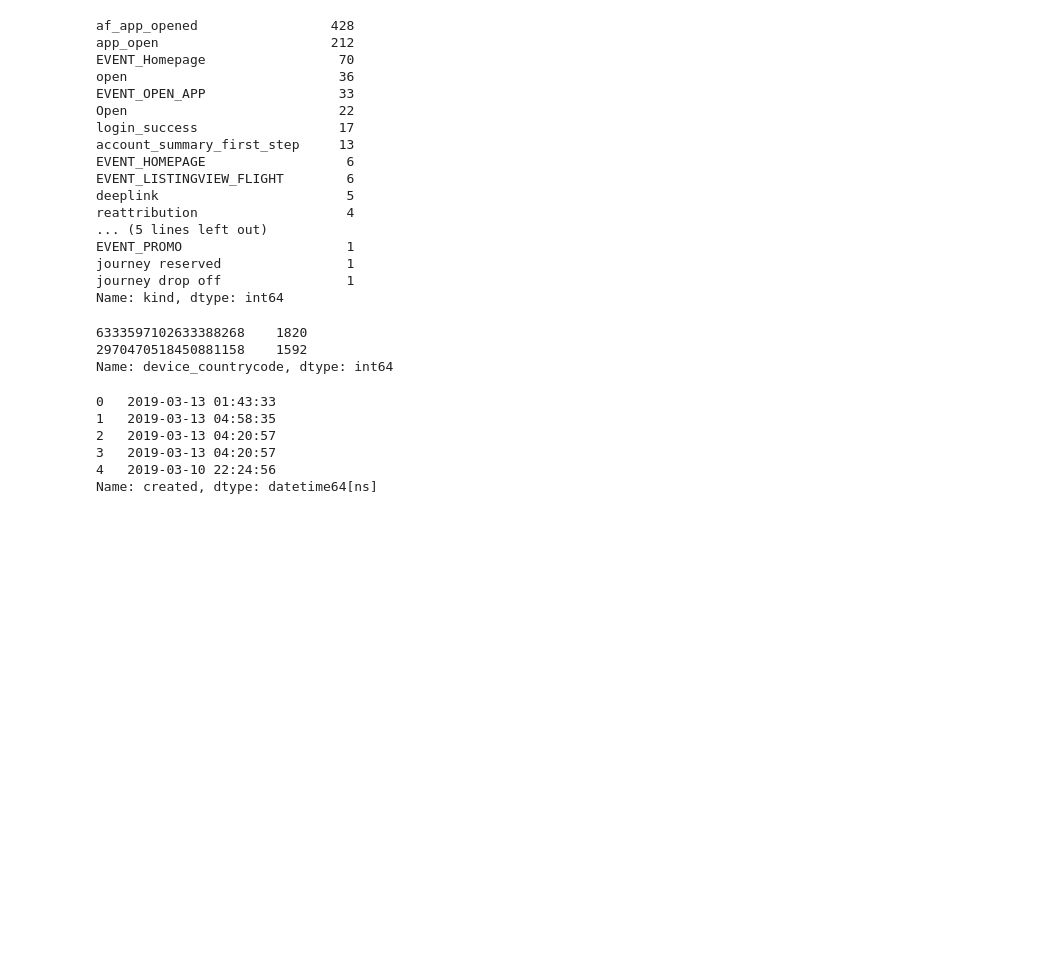
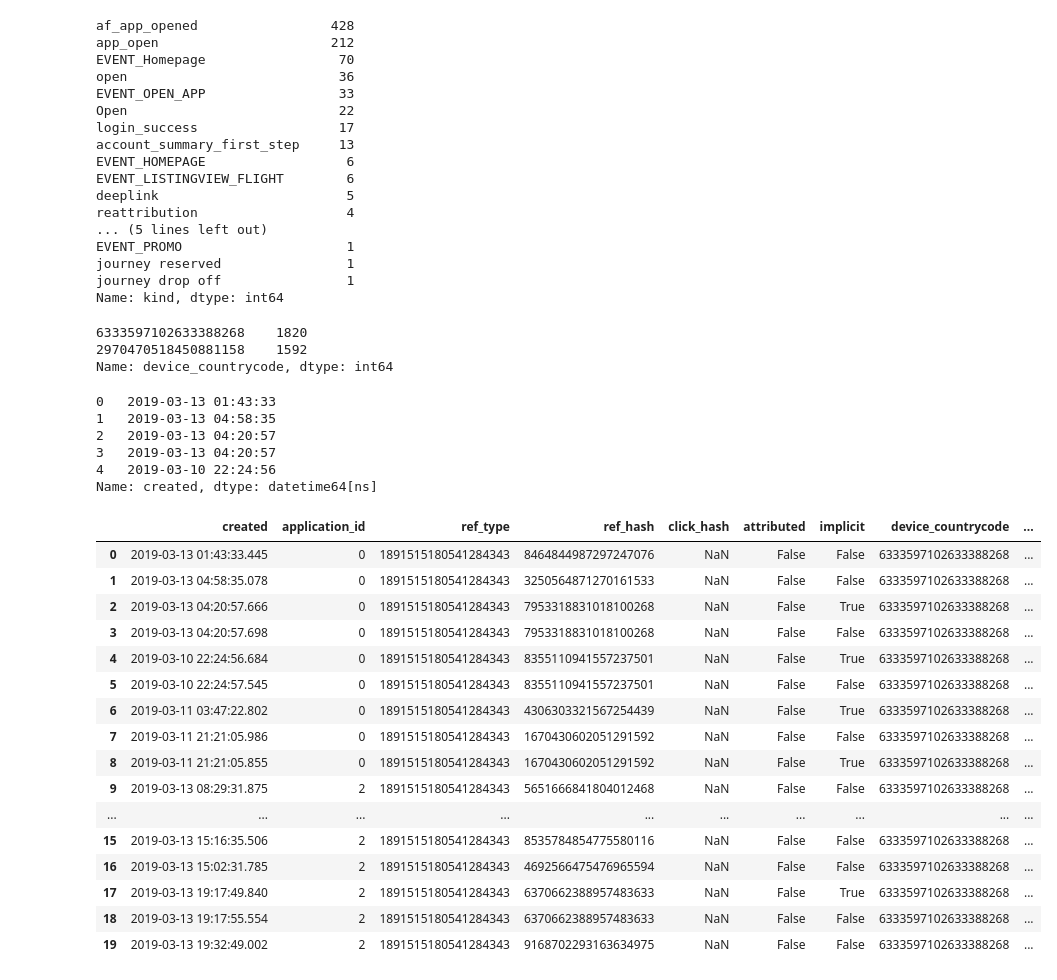
Before and after one commit to Elianagam/orgaDatosTp1, a Jupyter notebook: prueba_auctions.ipynb, the cells around one changed output. Cells and saved outputs as stored; diff of their text form; code cells hidden in the pictures; blank space fills up the shorter version.

```diff
--- a/prueba_auctions.ipynb
+++ b/prueba_auctions.ipynb
@@ -2,7 +2,7 @@
 import pandas as pd
 import numpy as np
 # %%
-auctions = pd.read_csv('train_auctions.csv.gzip')
+auctions = pd.read_csv('data/train_auctions.csv.gzip')
 # %%
 auctions.head().T
 # %% [output]
@@ -293,3 +293,23 @@ pd.to_datetime(auctions['created'].str[:19], format='%Y-%m-%d %H:%M:%S').head()
 3   2019-03-13 04:20:57
 4   2019-03-10 22:24:56
 Name: created, dtype: datetime64[ns]
+# %%
+auctions.head(20)
+# %% [output]
+|  | created | application_id | ref_type | ref_hash | click_hash | attributed | implicit | device_countrycode | ... |
+| 0 | 2019-03-13 01:43:33.445 | 0 | 1891515180541284343 | 8464844987297247076 | NaN | False | False | 6333597102633388268 | ... |
+| 1 | 2019-03-13 04:58:35.078 | 0 | 1891515180541284343 | 3250564871270161533 | NaN | False | False | 6333597102633388268 | ... |
+| 2 | 2019-03-13 04:20:57.666 | 0 | 1891515180541284343 | 7953318831018100268 | NaN | False | True | 6333597102633388268 | ... |
+| 3 | 2019-03-13 04:20:57.698 | 0 | 1891515180541284343 | 7953318831018100268 | NaN | False | False | 6333597102633388268 | ... |
+| 4 | 2019-03-10 22:24:56.684 | 0 | 1891515180541284343 | 8355110941557237501 | NaN | False | True | 6333597102633388268 | ... |
+| 5 | 2019-03-10 22:24:57.545 | 0 | 1891515180541284343 | 8355110941557237501 | NaN | False | False | 6333597102633388268 | ... |
+| 6 | 2019-03-11 03:47:22.802 | 0 | 1891515180541284343 | 4306303321567254439 | NaN | False | True | 6333597102633388268 | ... |
+| 7 | 2019-03-11 21:21:05.986 | 0 | 1891515180541284343 | 1670430602051291592 | NaN | False | False | 6333597102633388268 | ... |
+| 8 | 2019-03-11 21:21:05.855 | 0 | 1891515180541284343 | 1670430602051291592 | NaN | False | True | 6333597102633388268 | ... |
+| 9 | 2019-03-13 08:29:31.875 | 2 | 1891515180541284343 | 5651666841804012468 | NaN | False | False | 6333597102633388268 | ... |
+| ... | ... | ... | ... | ... | ... | ... | ... | ... | ... |
+| 15 | 2019-03-13 15:16:35.506 | 2 | 1891515180541284343 | 8535784854775580116 | NaN | False | False | 6333597102633388268 | ... |
+| 16 | 2019-03-13 15:02:31.785 | 2 | 1891515180541284343 | 4692566475476965594 | NaN | False | False | 6333597102633388268 | ... |
+| 17 | 2019-03-13 19:17:49.840 | 2 | 1891515180541284343 | 6370662388957483633 | NaN | False | True | 6333597102633388268 | ... |
+| 18 | 2019-03-13 19:17:55.554 | 2 | 1891515180541284343 | 6370662388957483633 | NaN | False | False | 6333597102633388268 | ... |
+| 19 | 2019-03-13 19:32:49.002 | 2 | 1891515180541284343 | 9168702293163634975 | NaN | False | False | 6333597102633388268 | ... |
```
Also changed, not shown: 4 other files.
